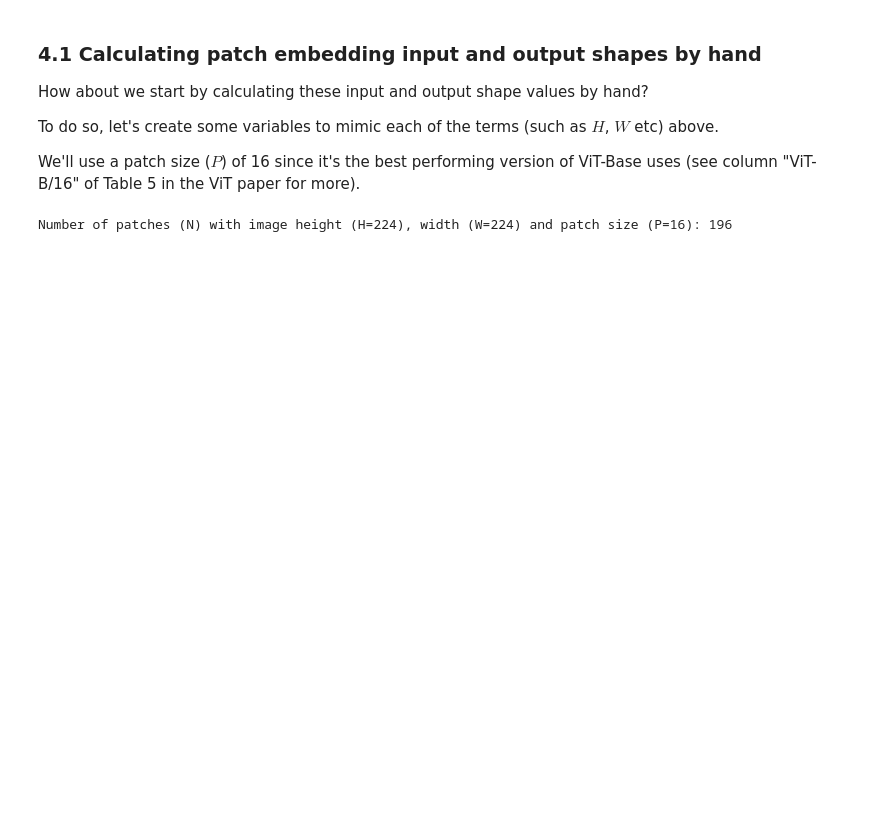
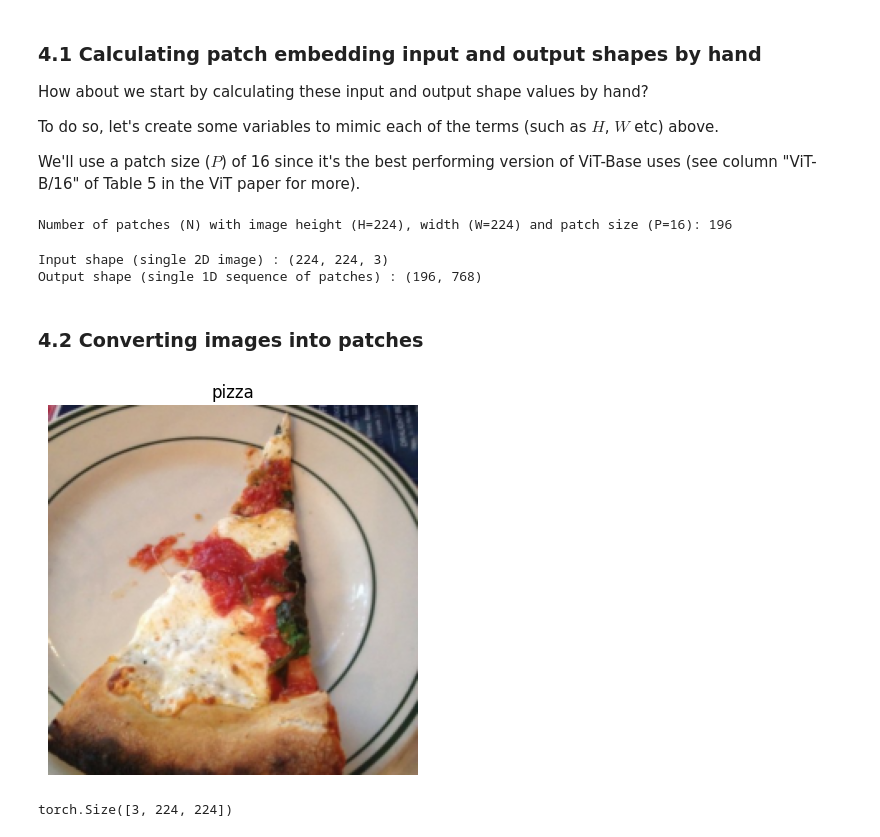
Before and after one commit to mridul3301/Computer-Vision, a Jupyter notebook: PyTorch/5. Paper Replicating - Vision Transformer (ViT).ipynb, the cells around one changed output. Saved outputs shown, nothing was run; the diff lists cells and outputs as text; code cells hidden in the pictures; blank space fills up the shorter version.

Commit message:
patchify

```diff
--- a/PyTorch/5. Paper Replicating - Vision Transformer (ViT).ipynb
+++ b/PyTorch/5. Paper Replicating - Vision Transformer (ViT).ipynb
@@ -545,3 +522,28 @@ number_of_patches = int((height * width) / patch_size**2)
 print(f"Number of patches (N) with image height (H={height}), width (W={width}) and patch size (P={patch_size}): {number_of_patches}")
 # %% [output]
 Number of patches (N) with image height (H=224), width (W=224) and patch size (P=16): 196
+# %%
+# Input shape
+embedding_layer_input_shape = (height, width, color_channels)
+
+# Output shape
+embedding_layer_output_shape = (number_of_patches, patch_size**2 * color_channels)
+
+print(f"Input shape (single 2D image) : {embedding_layer_input_shape}")
+print(f"Output shape (single 1D sequence of patches) : {embedding_layer_output_shape}")
+# %% [output]
+Input shape (single 2D image) : (224, 224, 3)
+Output shape (single 1D sequence of patches) : (196, 768)
+# %% [markdown]
+### 4.2 Converting images into patches
+# %%
+# View a single image
+plt.imshow(image.permute(1, 2, 0))
+plt.title(class_names[label])
+plt.axis(False);
+# %% [output]
+[figure, added]
+# %%
+image.shape
+# %% [output]
+torch.Size([3, 224, 224])
```
Also changed, not shown: parts of 29 cells of this notebook.
